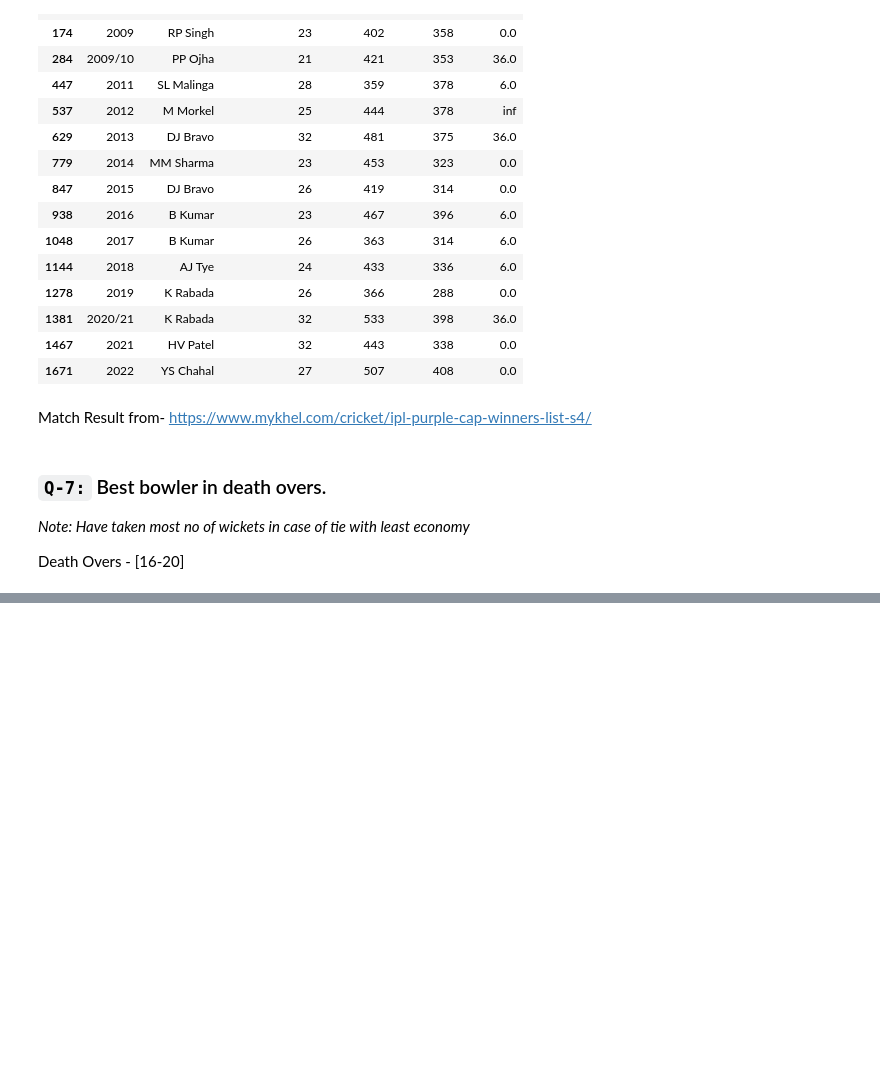
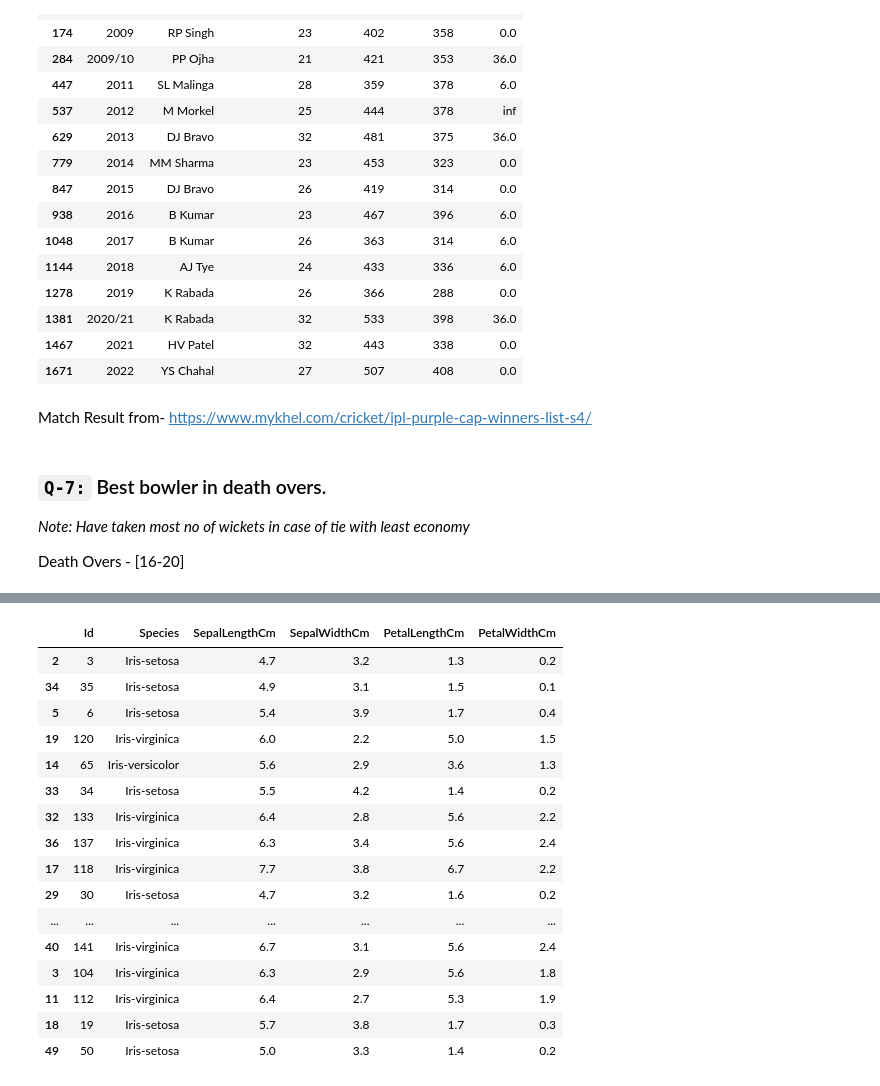
Before and after one commit to khadar786/CampusX, a Jupyter notebook: Tasks/Task-20.ipynb, the cells around one changed output, grey strips where cells are left out. Drawn from its saved outputs; the diff is of its cells as text; code cells hidden in the pictures; blank space fills up the shorter version.

```diff
--- a/Tasks/Task-20.ipynb
+++ b/Tasks/Task-20.ipynb
@@ -138,0 +352,35 @@ Death Overs - [16-20]
+# %%
+# sepal_all
+# petal_all
+# virginica
+# versicolor
+# setosa
+
+v_sepal=pd.merge(virginica,sepal_all,on='Id').drop(columns=["Unnamed: 0_x", "Unnamed: 0_y"])
+v=pd.merge(v_sepal,petal_all,on='Id').drop(columns=["Unnamed: 0"])
+
+s_sepal=pd.merge(setosa,sepal_all,on='Id').drop(columns=["Unnamed: 0_x", "Unnamed: 0_y"])
+s=pd.merge(s_sepal,petal_all,on='Id').drop(columns=["Unnamed: 0"])
+
+ver_sepal=pd.merge(versicolor,sepal_all,on='Id').drop(columns=["Unnamed: 0_x", "Unnamed: 0_y"])
+ver=pd.merge(ver_sepal,petal_all,on='Id').drop(columns=["Unnamed: 0"])
+
+pd.concat([v,s,ver]).sample(50)
+# %% [output]
+|  | Id | Species | SepalLengthCm | SepalWidthCm | PetalLengthCm | PetalWidthCm |
+| 2 | 3 | Iris-setosa | 4.7 | 3.2 | 1.3 | 0.2 |
+| 34 | 35 | Iris-setosa | 4.9 | 3.1 | 1.5 | 0.1 |
+| 5 | 6 | Iris-setosa | 5.4 | 3.9 | 1.7 | 0.4 |
+| 19 | 120 | Iris-virginica | 6.0 | 2.2 | 5.0 | 1.5 |
+| 14 | 65 | Iris-versicolor | 5.6 | 2.9 | 3.6 | 1.3 |
+| 33 | 34 | Iris-setosa | 5.5 | 4.2 | 1.4 | 0.2 |
+| 32 | 133 | Iris-virginica | 6.4 | 2.8 | 5.6 | 2.2 |
+| 36 | 137 | Iris-virginica | 6.3 | 3.4 | 5.6 | 2.4 |
+| 17 | 118 | Iris-virginica | 7.7 | 3.8 | 6.7 | 2.2 |
+| 29 | 30 | Iris-setosa | 4.7 | 3.2 | 1.6 | 0.2 |
+| ... | ... | ... | ... | ... | ... | ... |
+| 40 | 141 | Iris-virginica | 6.7 | 3.1 | 5.6 | 2.4 |
+| 3 | 104 | Iris-virginica | 6.3 | 2.9 | 5.6 | 1.8 |
+| 11 | 112 | Iris-virginica | 6.4 | 2.7 | 5.3 | 1.9 |
+| 18 | 19 | Iris-setosa | 5.7 | 3.8 | 1.7 | 0.3 |
+| 49 | 50 | Iris-setosa | 5.0 | 3.3 | 1.4 | 0.2 |
```
Also changed, not shown: parts of 19 cells of this notebook.
